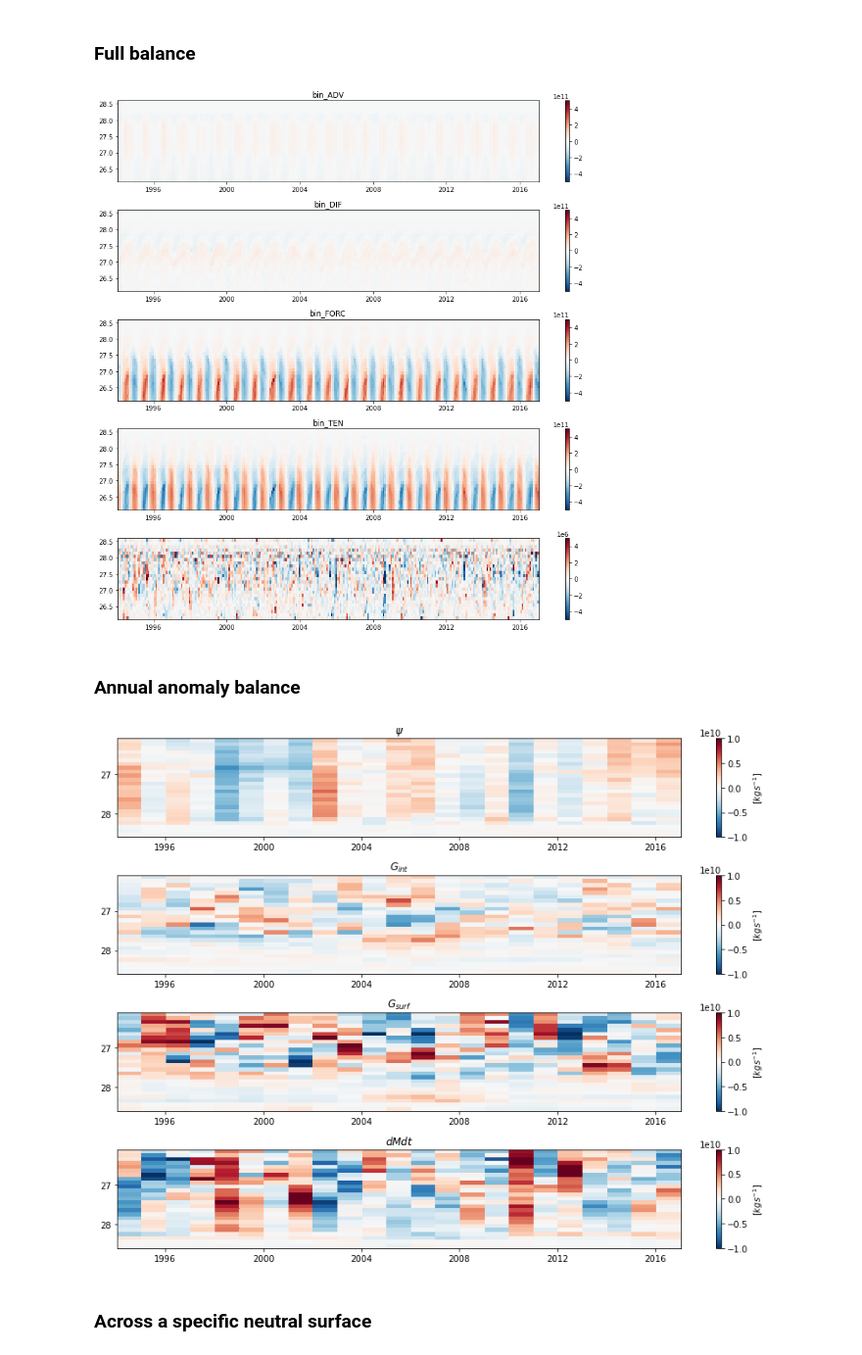
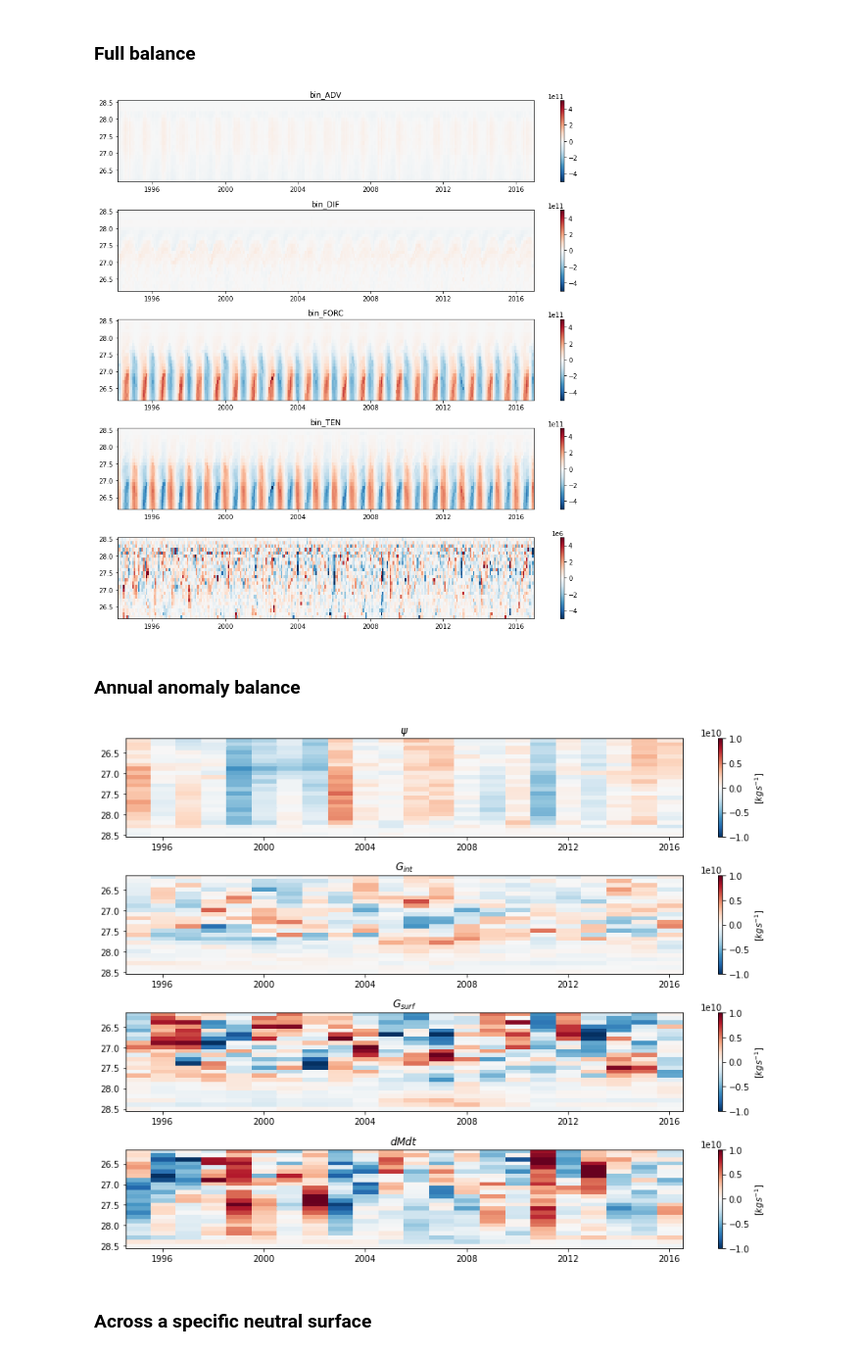
Before and after one commit to gmacgilchrist/so_decadal_variability, a Jupyter notebook: notebooks/draw_ecco.ipynb, the cells around one changed output. Shown at 98% size. Cells and saved outputs as stored; diff of their text form; code cells hidden in the pictures.

```diff
--- a/notebooks/draw_ecco.ipynb
+++ b/notebooks/draw_ecco.ipynb
@@ -36,8 +36,7 @@ for term in terms:
     axnow = ax[count]
     im = axnow.pcolormesh(ecco['time'],ecco['gamma_n'],
                           sign*ecco[term],
-                          vmin=clims[0],vmax=clims[1],cmap='RdBu_r',
-                          shading='auto')
+                          vmin=clims[0],vmax=clims[1],cmap='RdBu_r')
     axnow.set_title(term)
     plt.colorbar(im,ax=axnow)
 
@@ -47,47 +46,45 @@ for term in terms:
 im = ax[count].pcolormesh(residual['time'],residual['gamma_n'],
                           residual,
                           vmin=clims[0]*precision,vmax=clims[1]*precision,
-                          cmap='RdBu_r',
-                         shading='auto')
+                          cmap='RdBu_r')
 plt.colorbar(im,ax=ax[count])
 
 plt.tight_layout()
 # %% [output]
-[figure, old version]
+[figure, new version]
 # %% [markdown]
 ### Annual anomaly balance
 # %%
 def calc_annualanom(da):
     annual = da.coarsen(time=12,boundary='trim').mean()
     mean = da.mean('time')*xr.ones_like(annual)
     annualanom = annual-mean
     return annualanom
 
 ecco_annanom = xr.Dataset()
 
 clims = [-1E10, 1E10]
 fig,ax = plt.subplots(figsize = (12,9), nrows = len(ecco.data_vars))
 count=0
 for term in terms:
     sign=signs[term]
     ecco_annanom[term] = calc_annualanom(ecco[term])
 
     axnow = ax[count]
     im = axnow.pcolormesh(ecco_annanom[term]['time'],
                           ecco_annanom[term]['gamma_n'],
                           sign*ecco_annanom[term],
-                          vmin=clims[0],vmax=clims[1],cmap='RdBu_r',
-                          shading='auto')
+                          vmin=clims[0],vmax=clims[1],cmap='RdBu_r')
     axnow.set_title(names[term])
     axnow.invert_yaxis()
     cb = plt.colorbar(im,ax=axnow)
     cb.set_label('[$kgs^{-1}$]')
 
     count+=1
 
 plt.tight_layout()
 # %% [output]
-[figure, old version]
+[figure, new version]
 # %% [markdown]
 ### Across a specific neutral surface
 # %%
```
Also changed, not shown: parts of 7 cells of this notebook, 2 other files.
